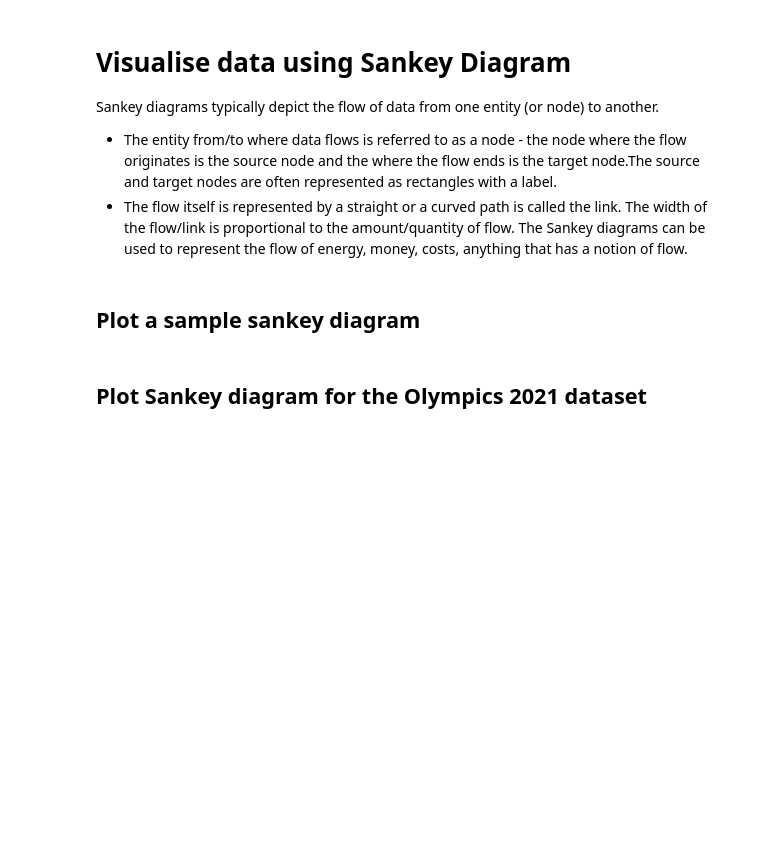
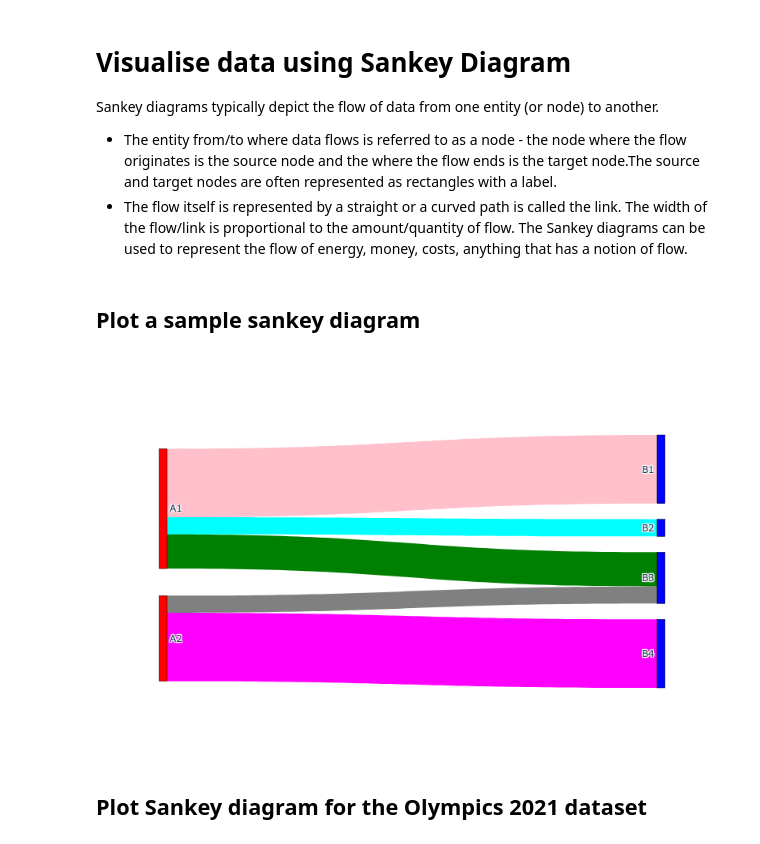
Before and after one commit to sreedevigattu/olympics2021, a Jupyter notebook: olympics_sankey.ipynb, the cells around one changed output. Drawn from its saved outputs; the diff is of its cells as text; code cells hidden in the pictures; blank space fills up the shorter version.

Commit message:
For rendering sankey plots in github

```diff
--- a/olympics_sankey.ipynb
+++ b/olympics_sankey.ipynb
@@ -10,24 +10,26 @@ The Sankey diagrams can be used to represent the flow of energy, money, costs, a
 # %%
 import plotly.graph_objects as go
 
 source = [ 0, 0, 0, 1, 1]
 target = [ 2, 3, 4, 4, 5]
 value  = [ 8, 2, 4, 2, 8]
 
 NODES = dict(pad  = 20, thickness = 10,
             line  = dict(color = "black", width = 0.5),
             label = ["A1", "A2", "B1", "B2", "B3", "B4"],
             color = ["red", "red", "blue", "blue", "blue", "blue"],)
 
 LINKS = dict(source = source, target = target, value = value,
             label = ["A1-B1", "A1-B2", "A1-B3", "A2-B3", "A2-B4"],
             color = ["pink", "cyan", "green", "grey", "magenta"],)
 
 data = go.Sankey(node = NODES, link = LINKS)
 
 fig = go.Figure(data)
-
+fig.update_layout(width=800,height=500,)
 fig.show("png") #fig.show()
+# %% [output]
+[figure, added]
 # %% [markdown]
 ## Plot Sankey diagram for the Olympics 2021 dataset
 # %%
```
Also changed, not shown: parts of 5 cells of this notebook.
